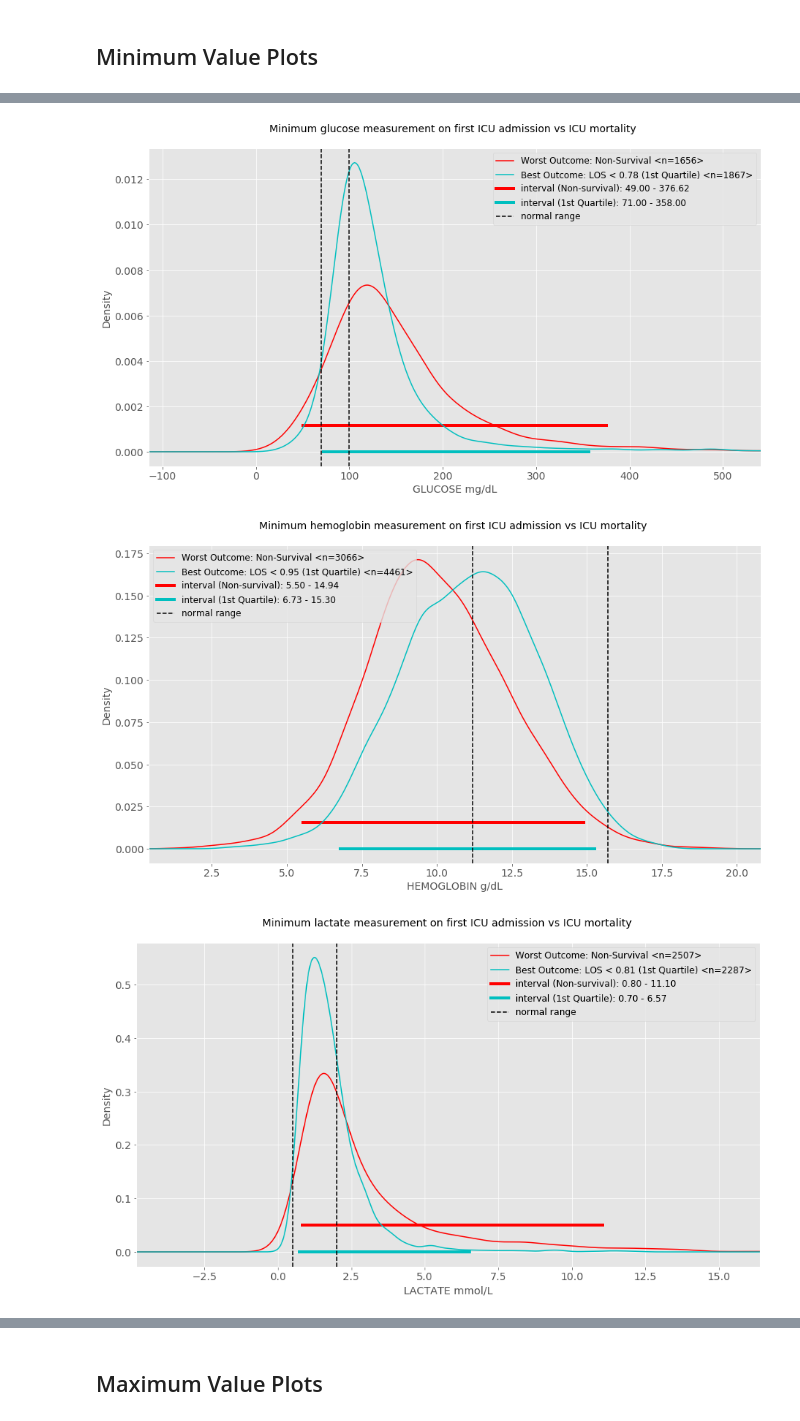
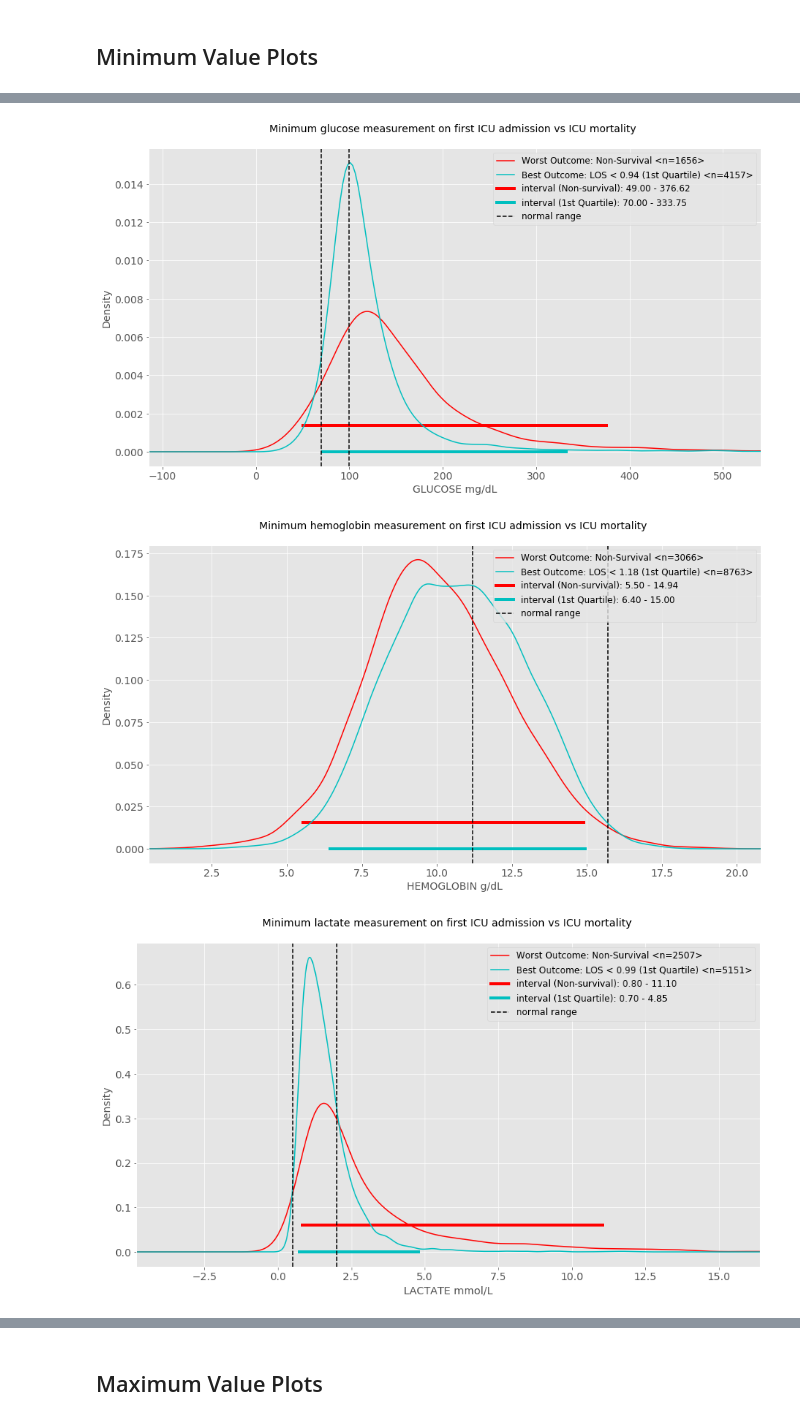
Before and after one commit to nus-mornin-lab/First_Lab, a Jupyter notebook: first_lab_figures_minmax.ipynb, the cells around one changed output, grey strips where cells are left out. Cells and saved outputs as stored; diff of their text form; code cells hidden in the pictures.

```diff
--- a/first_lab_figures_minmax.ipynb
+++ b/first_lab_figures_minmax.ipynb
@@ -120,7 +120,7 @@ labs = {
 
 LOS_med = data['los'].dropna().median()
 
-cond_less = (data.mort_icu == 0) & (data.los < LOS_med)
+cond_less = data.mort_icu == 0 #& (data.los < LOS_med)
 
 for l, u in iter(sorted(labs.iteritems())):
     # count patients
@@ -217,3 +217,3 @@ for l, u in iter(sorted(labs.iteritems())):
-[figure, old version]
+[figure, new version]
-[figure, old version]
+[figure, new version]
-[figure, old version]
+[figure, new version]
```
Also changed, not shown: parts of 4 cells of this notebook, 1 other file.
